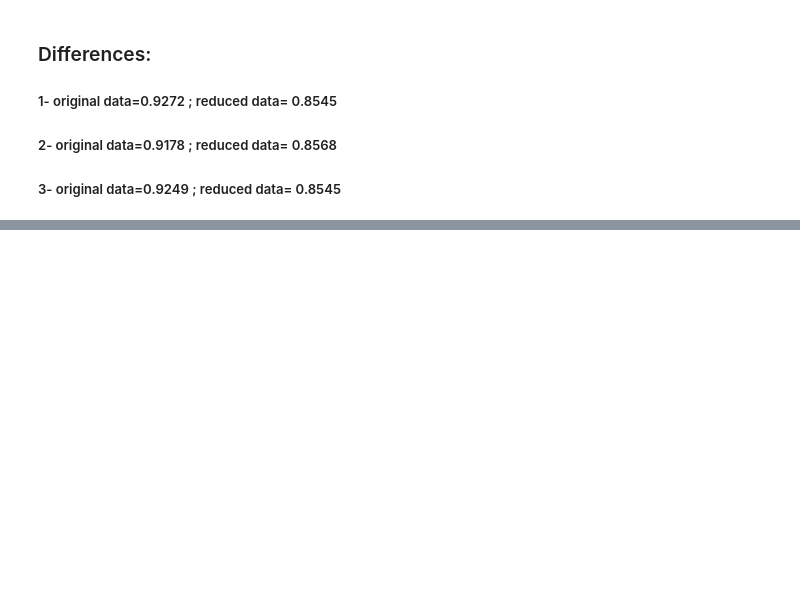
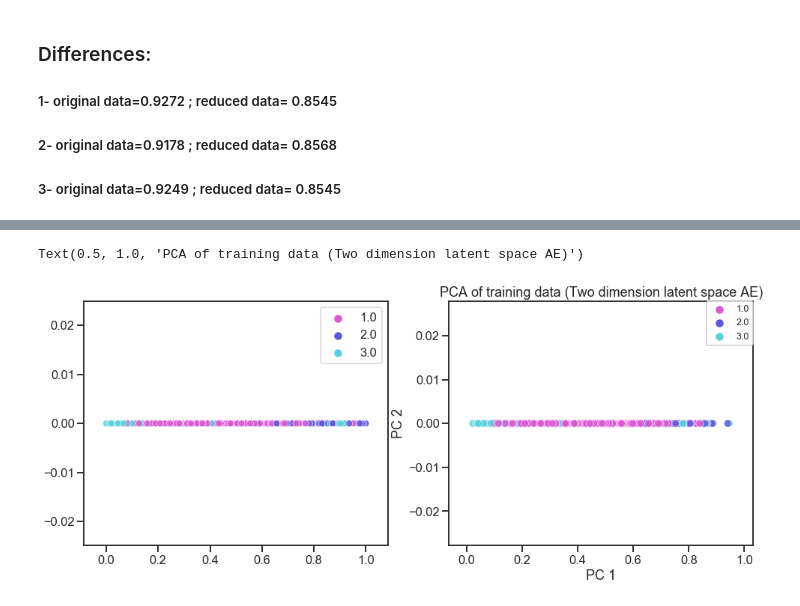
Before and after one commit to TomasSuarezL/oss-stage-2019, a Jupyter notebook: CTG Dataset/CTG_dataset_autoencoder.ipynb, the cells around one changed output, grey strips where cells are left out. Drawn from its saved outputs; the diff is of its cells as text; code cells hidden in the pictures; blank space fills up the shorter version.

Commit message:
CTG 2-dim autoencoder visualization

```diff
--- a/CTG Dataset/CTG_dataset_autoencoder.ipynb
+++ b/CTG Dataset/CTG_dataset_autoencoder.ipynb
@@ -467,0 +526,4 @@ WARNING:tensorflow:Falling back from v2 loop because of error: Failed to find da
+# %%
+# Train Autoencoders
+twodim_autoencoder = TwoDimAutoEncoder()
+train_model(twodim_autoencoder, X_train_norm, num_epochs=150, batch_size=400)
@@ -467,0 +548,39 @@ WARNING:tensorflow:Falling back from v2 loop because of error: Failed to find da
+# %%
+## Encode Train and Test Data
+twodim_encoded_train = twodim_autoencoder.encoder.predict(X_train_norm)
+twodim_encoded_test = twodim_autoencoder.encoder.predict(X_test_norm)
+
+scaler = MinMaxScaler()
+twodim_encoded_train = pd.DataFrame(scaler.fit_transform(twodim_encoded_train))
+twodim_encoded_test = pd.DataFrame(scaler.transform(twodim_encoded_test))
+
+twodim_encoded_train_labeled = np.c_[twodim_encoded_train , y_train]
+twodim_encoded_test_labeled = np.c_[twodim_encoded_test , y_test]
+# %%
+sns.set_style("white")
+sns.set_context("talk")
+sns.set_style("ticks")
+ax1 = plt.subplot(1,2,1)
+sns.scatterplot(x=twodim_encoded_train_labeled[:,0],
+                y=twodim_encoded_train_labeled[:,1],
+                alpha = 0.8,
+                s= 80, legend='full',
+                hue=twodim_encoded_train_labeled[:,-1],
+                palette=sns.color_palette("hls")[:2:-1])
+
+ax1 = plt.subplot(1,2,2)
+sns.scatterplot(x=twodim_encoded_test_labeled[:,0],
+                y=twodim_encoded_test_labeled[:,1],
+                alpha = 0.8,
+                s= 100,
+                legend='full',
+                hue=twodim_encoded_test_labeled[:,-1],
+                palette=sns.color_palette("hls")[:2:-1])
+ax1.legend(bbox_to_anchor=(1, 1), loc=1, borderaxespad=0.,framealpha=1, frameon=True, fontsize="x-small")
+ax1.set_xlabel("PC 1")
+ax1.set_ylabel("PC 2")
+ax1.figure.set_size_inches( (16,6) )
+ax1.set_title("PCA of training data (Two dimension latent space AE)")
+# %% [output]
+Text(0.5, 1.0, 'PCA of training data (Two dimension latent space AE)')
+[figure, added]
```
Also changed, not shown: parts of 6 cells of this notebook.
